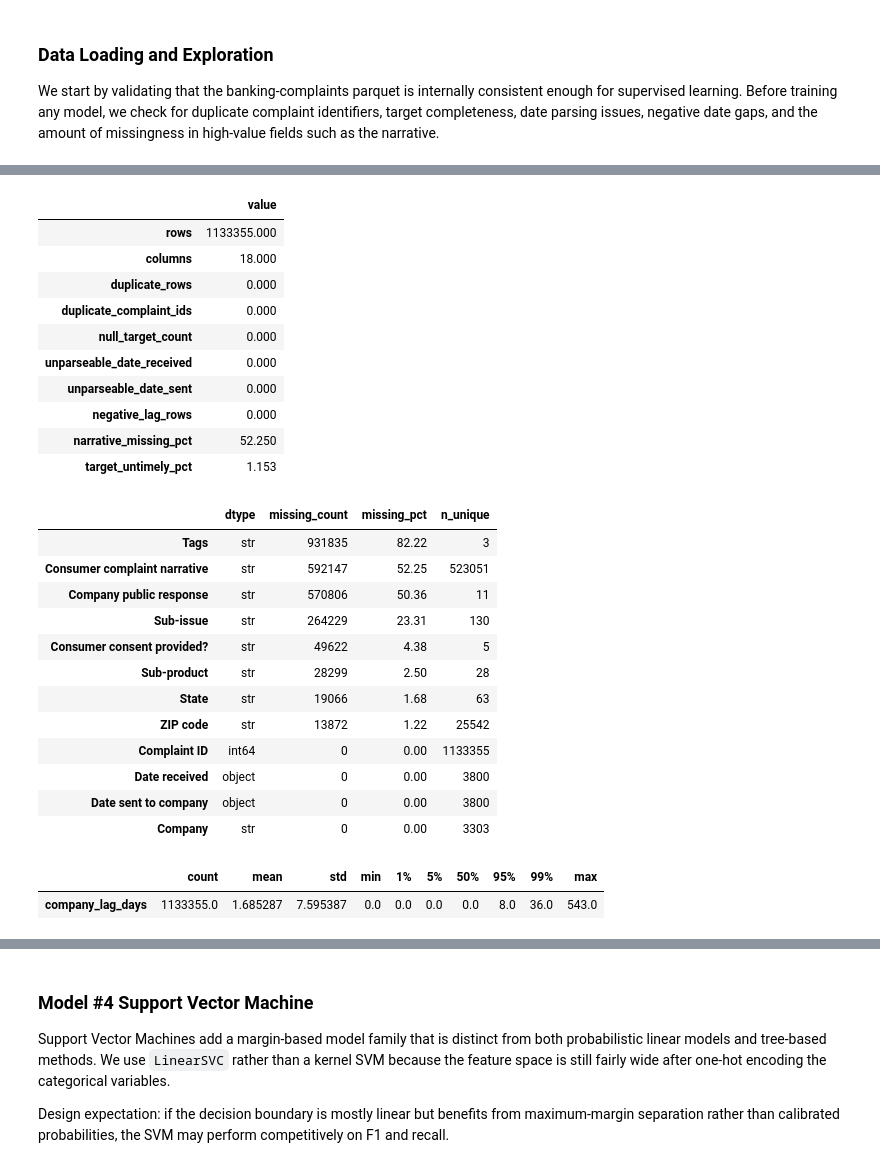
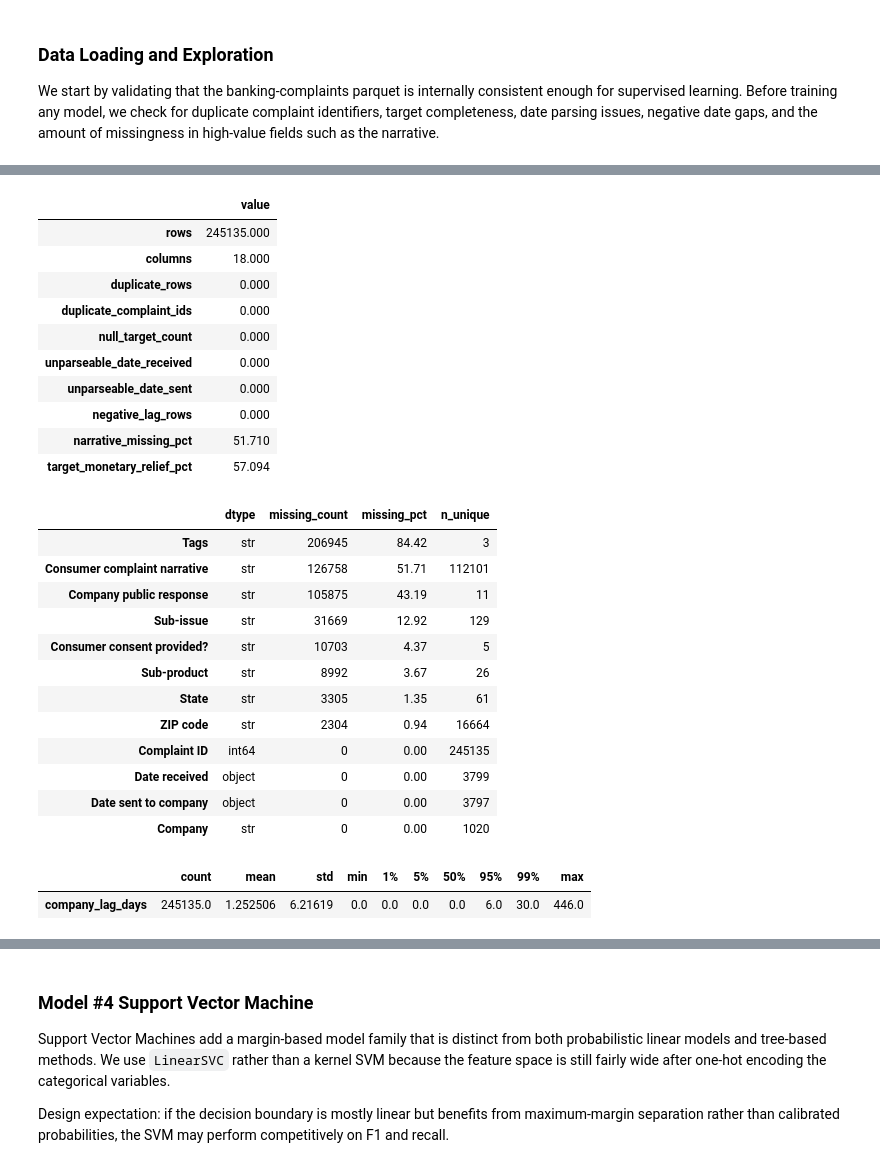
Before and after one commit to n-tamm/cfpb_mortgage_complaints, a Jupyter notebook: notebooks/03_supervised_model_development_monetary.ipynb, the cells around one changed output, grey strips where cells are left out. Cells and saved outputs as stored; diff of their text form; code cells hidden in the pictures.

```diff
--- a/notebooks/03_supervised_model_development.ipynb
+++ b/notebooks/03_supervised_model_development_monetary.ipynb
@@ -37,8 +37,6 @@ from pathlib import Path
 import warnings
 
 import joblib
-from imblearn.over_sampling import SMOTE
-from imblearn.pipeline import Pipeline as ImbPipeline
 import numpy as np
 import pandas as pd
 
@@ -66,17 +64,18 @@ warnings.filterwarnings("ignore")
 pd.set_option("display.max_columns", 100)
 
 PROJECT_ROOT = Path.cwd().resolve().parent if Path.cwd().name == "notebooks" else Path.cwd().resolve()
-DATA_PATH = PROJECT_ROOT / "data" / "processed" / "consumer_banking_complaints.parquet"
+DATA_PATH = PROJECT_ROOT / "data" / "processed" / "consumer_banking_monetary_complaints.parquet"
 ARTIFACT_DIR = PROJECT_ROOT / "data" / "processed"
 VISUALS_DIR = PROJECT_ROOT / "visuals"
 VISUALS_DIR.mkdir(exist_ok=True)
 
 MODEL_SCOPE = "all_banking"
-MAX_MODEL_ROWS = 60_000
-KNN_MAX_TRAIN_ROWS = 20_000
+QUICK_TEST_MODE = True
 RANDOM_STATE = 42
-CV_FOLDS = 5
-N_JOBS = min(4, max(1, (os.cpu_count() or 2) - 1))
+CV_FOLDS = 3 if QUICK_TEST_MODE else 5
+KNN_MAX_TRAIN_ROWS = 20000 if QUICK_TEST_MODE else None
+RF_N_ESTIMATORS = 300 if QUICK_TEST_MODE else 500
+N_JOBS = min(3, max(1, (os.cpu_count() or 2) - 1))
 
 assert DATA_PATH.exists(), f"Expected source parquet at {DATA_PATH}"
 
@@ -109,52 +108,52 @@ quality_summary = pd.DataFrame(
     }
 ).sort_values(["missing_pct", "n_unique"], ascending=[False, False])
 
 data_quality_checks = pd.Series(
     {
         "rows": len(raw_df),
         "columns": raw_df.shape[1],
         "duplicate_rows": int(raw_df.duplicated().sum()),
         "duplicate_complaint_ids": int(raw_df["Complaint ID"].duplicated().sum()),
-        "null_target_count": int(raw_df["Timely response?"].isna().sum()),
+        "null_target_count": int(raw_df["Company response to consumer"].isna().sum()),
         "unparseable_date_received": int(quality_df["Date received"].isna().sum()),
         "unparseable_date_sent": int(quality_df["Date sent to company"].isna().sum()),
         "negative_lag_rows": int((quality_df["company_lag_days"] < 0).sum()),
         "narrative_missing_pct": round(raw_df["Consumer complaint narrative"].isna().mean() * 100, 2),
-        "target_untimely_pct": round((~raw_df["Timely response?"].astype(bool)).mean() * 100, 3),
+        "target_monetary_relief_pct": round(raw_df["Company response to consumer"].eq("Closed with monetary relief").mean() * 100, 3),
     },
     name="value",
 )
 
 display(data_quality_checks.to_frame())
 display(quality_summary.head(12))
 display(quality_df["company_lag_days"].describe(percentiles=[0.01, 0.05, 0.5, 0.95, 0.99]).to_frame().T)
 # %% [output]
 |  | value |
-| rows | 1133355.000 |
+| rows | 245135.000 |
 | columns | 18.000 |
 | duplicate_rows | 0.000 |
 | duplicate_complaint_ids | 0.000 |
 | null_target_count | 0.000 |
 | unparseable_date_received | 0.000 |
 | unparseable_date_sent | 0.000 |
 | negative_lag_rows | 0.000 |
-| narrative_missing_pct | 52.250 |
-| target_untimely_pct | 1.153 |
+| narrative_missing_pct | 51.710 |
+| target_monetary_relief_pct | 57.094 |
 |  | dtype | missing_count | missing_pct | n_unique |
-| Tags | str | 931835 | 82.22 | 3 |
-| Consumer complaint narrative | str | 592147 | 52.25 | 523051 |
-| Company public response | str | 570806 | 50.36 | 11 |
-| Sub-issue | str | 264229 | 23.31 | 130 |
-| Consumer consent provided? | str | 49622 | 4.38 | 5 |
-| Sub-product | str | 28299 | 2.50 | 28 |
-| State | str | 19066 | 1.68 | 63 |
-| ZIP code | str | 13872 | 1.22 | 25542 |
-| Complaint ID | int64 | 0 | 0.00 | 1133355 |
-| Date received | object | 0 | 0.00 | 3800 |
-| Date sent to company | object | 0 | 0.00 | 3800 |
-| Company | str | 0 | 0.00 | 3303 |
+| Tags | str | 206945 | 84.42 | 3 |
+| Consumer complaint narrative | str | 126758 | 51.71 | 112101 |
+| Company public response | str | 105875 | 43.19 | 11 |
+| Sub-issue | str | 31669 | 12.92 | 129 |
+| Consumer consent provided? | str | 10703 | 4.37 | 5 |
+| Sub-product | str | 8992 | 3.67 | 26 |
+| State | str | 3305 | 1.35 | 61 |
+| ZIP code | str | 2304 | 0.94 | 16664 |
+| Complaint ID | int64 | 0 | 0.00 | 245135 |
+| Date received | object | 0 | 0.00 | 3799 |
+| Date sent to company | object | 0 | 0.00 | 3797 |
+| Company | str | 0 | 0.00 | 1020 |
 |  | count | mean | std | min | 1% | 5% | 50% | 95% | 99% | max |
-| company_lag_days | 1133355.0 | 1.685287 | 7.595387 | 0.0 | 0.0 | 0.0 | 0.0 | 8.0 | 36.0 | 543.0 |
+| company_lag_days | 245135.0 | 1.252506 | 6.21619 | 0.0 | 0.0 | 0.0 | 0.0 | 6.0 | 30.0 | 446.0 |
 # %%
 product_summary = (
     raw_df.groupby("Product", dropna=False)
```
Also changed, not shown: parts of 19 cells of this notebook, 19 other files.
